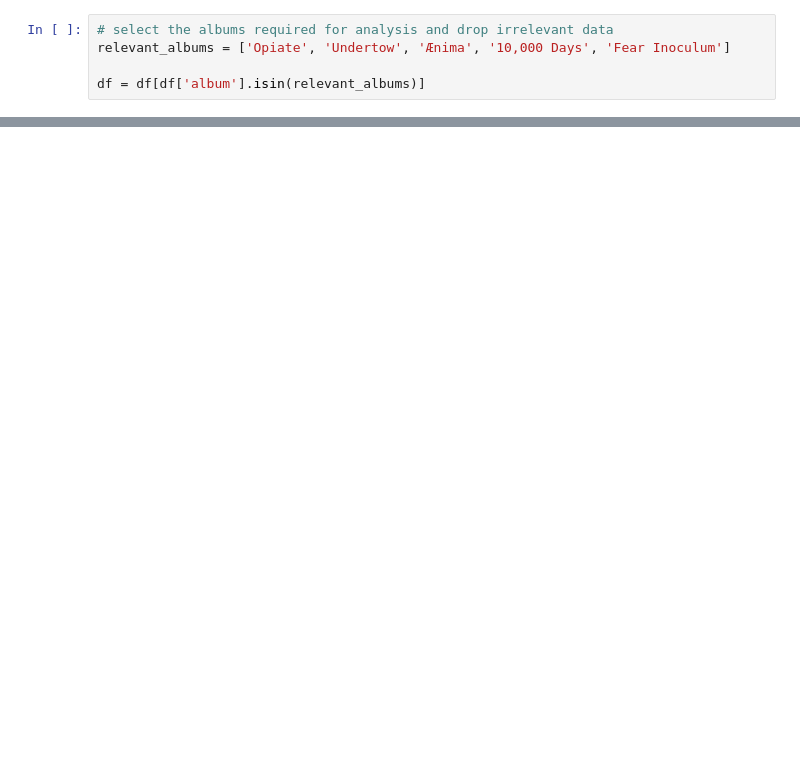
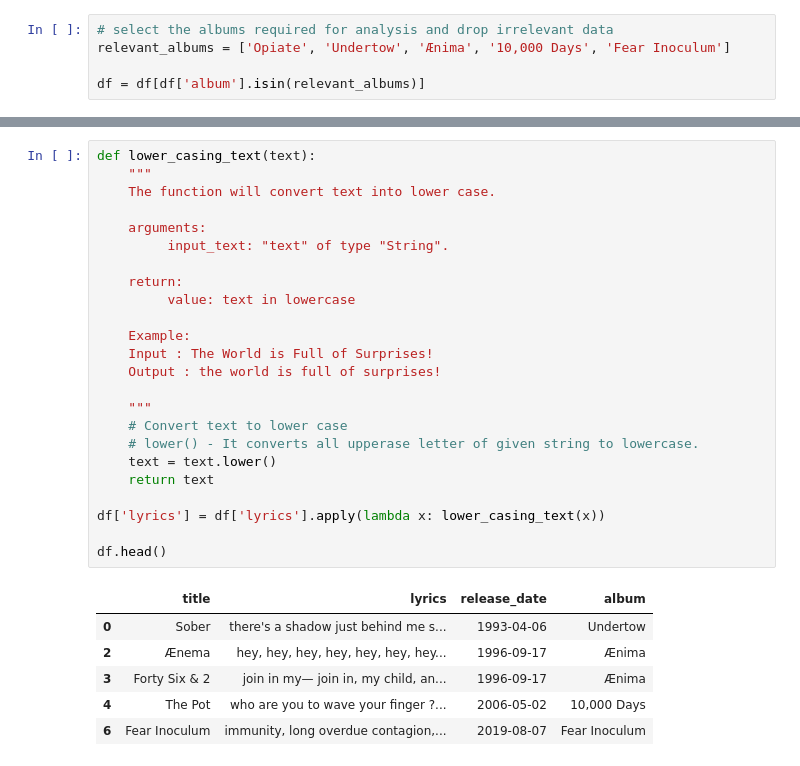
Before and after one commit to MatthewGuile/tool-lyrics-nlp, a Jupyter notebook: tool_lyrics_processing.ipynb, the cells around one changed output, grey strips where cells are left out. Drawn from its saved outputs; the diff is of its cells as text; blank space fills up the shorter version.

```diff
--- a/tool_lyrics_processing.ipynb
+++ b/tool_lyrics_processing.ipynb
@@ -57,0 +109,31 @@ df = df[df['album'].isin(relevant_albums)]
+# %%
+def lower_casing_text(text):
+    """
+    The function will convert text into lower case.
+
+    arguments:
+         input_text: "text" of type "String".
+
+    return:
+         value: text in lowercase
+
+    Example:
+    Input : The World is Full of Surprises!
+    Output : the world is full of surprises!
+
+    """
+    # Convert text to lower case
+    # lower() - It converts all upperase letter of given string to lowercase.
+    text = text.lower()
+    return text
+
+df['lyrics'] = df['lyrics'].apply(lambda x: lower_casing_text(x))
+
+df.head()
+# %% [output]
+|  | title | lyrics | release_date | album |
+| 0 | Sober | there's a shadow just behind me s... | 1993-04-06 | Undertow |
+| 2 | Ænema | hey, hey, hey, hey, hey, hey, hey... | 1996-09-17 | Ænima |
+| 3 | Forty Six & 2 | join in my— join in, my child, an... | 1996-09-17 | Ænima |
+| 4 | The Pot | who are you to wave your finger ?... | 2006-05-02 | 10,000 Days |
+| 6 | Fear Inoculum | immunity, long overdue contagion,... | 2019-08-07 | Fear Inoculum |
```
Also changed, not shown: parts of 8 cells of this notebook.
